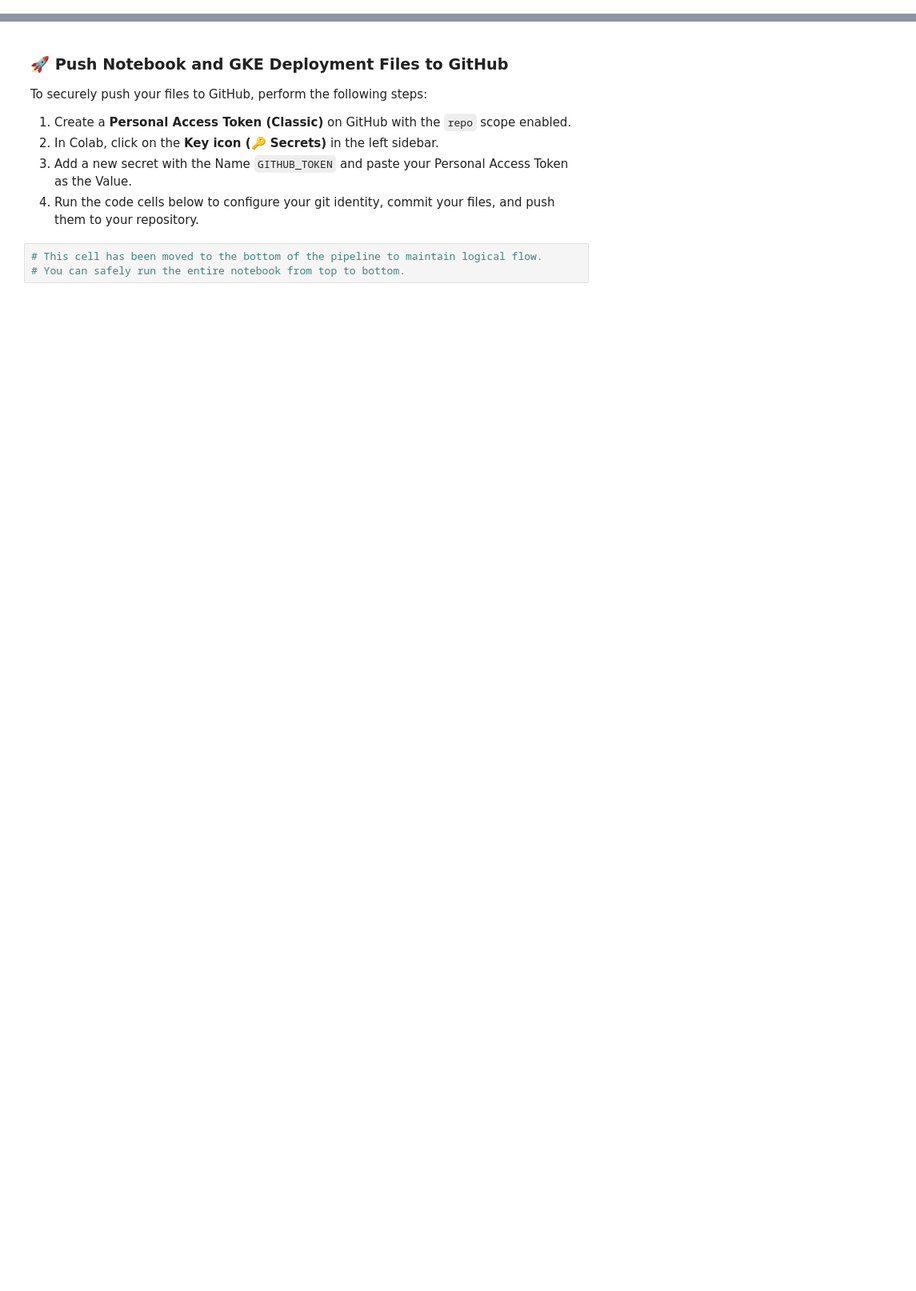
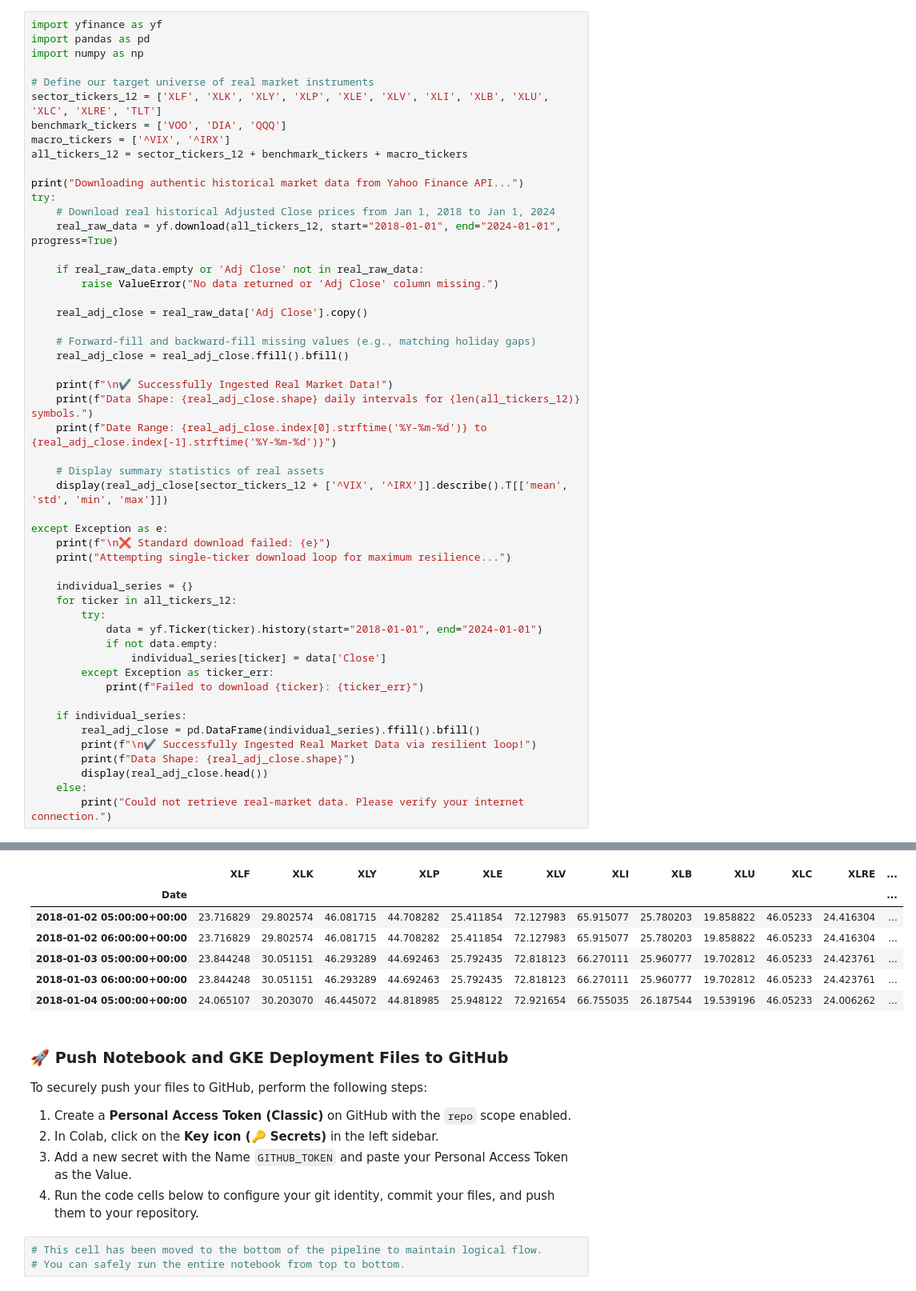
Before and after one commit to MarCat33d/FinOps, a Jupyter notebook: mrivolx_(Nov_8,_2026,_8_32_56 AM) (5).ipynb, the cells around one changed output, grey strips where cells are left out. Shown at 80% size. Drawn from its saved outputs; the diff is of its cells as text; blank space fills up the shorter version.

```diff
--- a/mrivolx_(Nov_8,_2026,_8_32_56 AM) (5).ipynb
+++ b/mrivolx_(Nov_8,_2026,_8_32_56 AM) (5).ipynb
@@ -29,0 +90,52 @@ This project implements an advanced quantitative asset allocation framework that
+# %%
+import yfinance as yf
+import pandas as pd
+import numpy as np
+
+# Define our target universe of real market instruments
+sector_tickers_12 = ['XLF', 'XLK', 'XLY', 'XLP', 'XLE', 'XLV', 'XLI', 'XLB', 'XLU', 'XLC', 'XLRE', 'TLT']
+benchmark_tickers = ['VOO', 'DIA', 'QQQ']
+macro_tickers = ['^VIX', '^IRX']
+all_tickers_12 = sector_tickers_12 + benchmark_tickers + macro_tickers
+
+print("Downloading authentic historical market data from Yahoo Finance API...")
+try:
+    # Download real historical Adjusted Close prices from Jan 1, 2018 to Jan 1, 2024
+    real_raw_data = yf.download(all_tickers_12, start="2018-01-01", end="2024-01-01", progress=True)
+
+    if real_raw_data.empty or 'Adj Close' not in real_raw_data:
+        raise ValueError("No data returned or 'Adj Close' column missing.")
+
+    real_adj_close = real_raw_data['Adj Close'].copy()
+
+    # Forward-fill and backward-fill missing values (e.g., matching holiday gaps)
+    real_adj_close = real_adj_close.ffill().bfill()
+
+    print(f"\n✔ Successfully Ingested Real Market Data!")
+    print(f"Data Shape: {real_adj_close.shape} daily intervals for {len(all_tickers_12)} symbols.")
+    print(f"Date Range: {real_adj_close.index[0].strftime('%Y-%m-%d')} to {real_adj_close.index[-1].strftime('%Y-%m-%d')}")
+
+    # Display summary statistics of real assets
+    display(real_adj_close[sector_tickers_12 + ['^VIX', '^IRX']].describe().T[['mean', 'std', 'min', 'max']])
+
+except Exception as e:
+    print(f"\n❌ Standard download failed: {e}")
+    print("Attempting single-ticker download loop for maximum resilience...")
+
+    individual_series = {}
+    for ticker in all_tickers_12:
+        try:
+            data = yf.Ticker(ticker).history(start="2018-01-01", end="2024-01-01")
+            if not data.empty:
+                individual_series[ticker] = data['Close']
+        except Exception as ticker_err:
+            print(f"Failed to download {ticker}: {ticker_err}")
+
+    if individual_series:
+        real_adj_close = pd.DataFrame(individual_series).ffill().bfill()
+        print(f"\n✔ Successfully Ingested Real Market Data via resilient loop!")
+        print(f"Data Shape: {real_adj_close.shape}")
+        display(real_adj_close.head())
+    else:
+        print("Could not retrieve real-market data. Please verify your internet connection.")
+# %% [output]
@@ -30,3 +149,10 @@ This project implements an advanced quantitative asset allocation framework that
+|  | XLF | XLK | XLY | XLP | XLE | XLV | XLI | XLB | XLU | XLC | XLRE | ... |
+| Date |  |  |  |  |  |  |  |  |  |  |  | ... |
+| 2018-01-02 05:00:00+00:00 | 23.716829 | 29.802574 | 46.081715 | 44.708282 | 25.411854 | 72.127983 | 65.915077 | 25.780203 | 19.858822 | 46.05233 | 24.416304 | ... |
+| 2018-01-02 06:00:00+00:00 | 23.716829 | 29.802574 | 46.081715 | 44.708282 | 25.411854 | 72.127983 | 65.915077 | 25.780203 | 19.858822 | 46.05233 | 24.416304 | ... |
+| 2018-01-03 05:00:00+00:00 | 23.844248 | 30.051151 | 46.293289 | 44.692463 | 25.792435 | 72.818123 | 66.270111 | 25.960777 | 19.702812 | 46.05233 | 24.423761 | ... |
+| 2018-01-03 06:00:00+00:00 | 23.844248 | 30.051151 | 46.293289 | 44.692463 | 25.792435 | 72.818123 | 66.270111 | 25.960777 | 19.702812 | 46.05233 | 24.423761 | ... |
+| 2018-01-04 05:00:00+00:00 | 24.065107 | 30.203070 | 46.445072 | 44.818985 | 25.948122 | 72.921654 | 66.755035 | 26.187544 | 19.539196 | 46.05233 | 24.006262 | ... |
 # %% [markdown]
 ### 🚀 Push Notebook and GKE Deployment Files to GitHub
 
```
Also changed, not shown: parts of 24 cells of this notebook.
